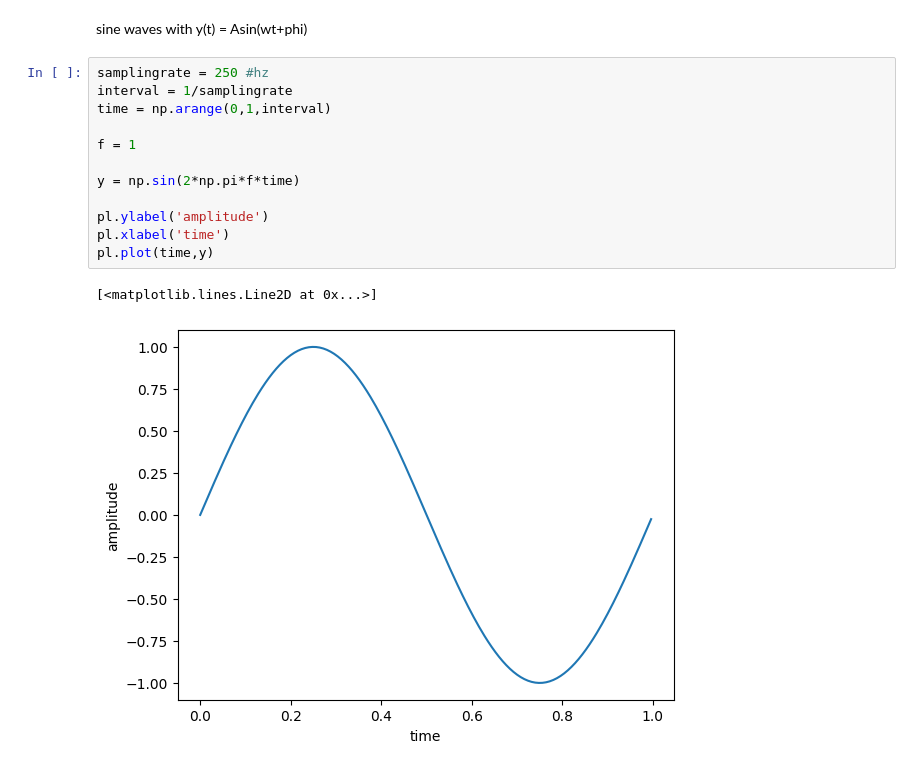
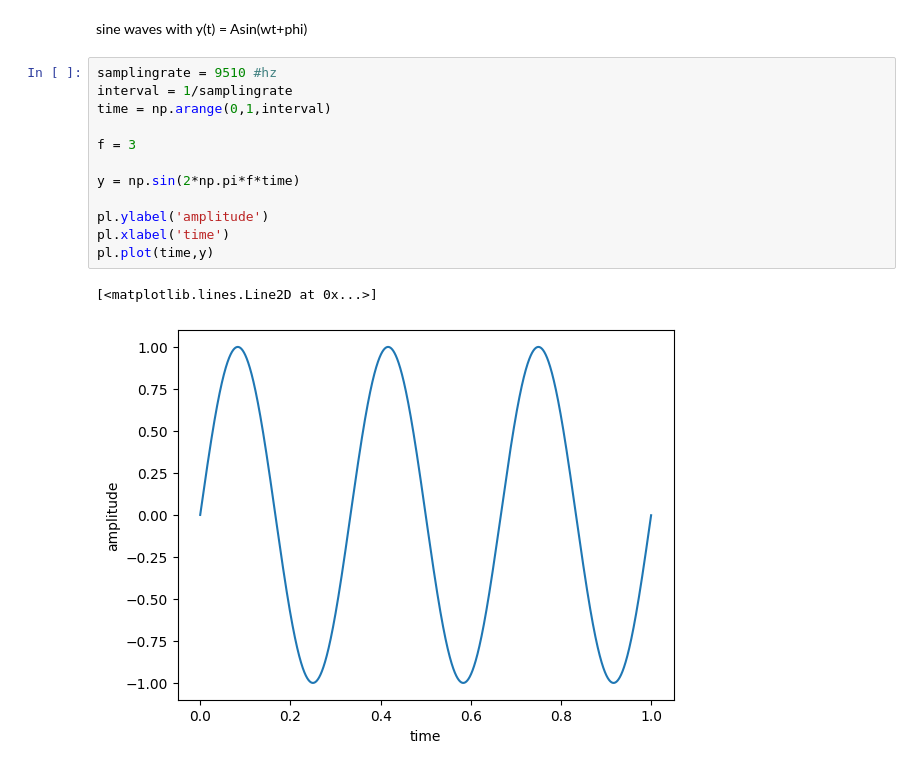
Before and after one commit to nagabonar27/Fast-Fourier-Transformation-using-Python-, a Jupyter notebook: _main.ipynb, the cells around one changed output. Cells and saved outputs as stored; diff of their text form.

```diff
--- a/_main.ipynb
+++ b/_main.ipynb
@@ -28,20 +28,20 @@ pl.plot(x,y)
 # %% [markdown]
 sine waves with y(t) = Asin(wt+phi)
 # %%
-samplingrate = 250 #hz
+samplingrate = 9510 #hz
 interval = 1/samplingrate
 time = np.arange(0,1,interval)
 
-f = 1
+f = 3
 
 y = np.sin(2*np.pi*f*time)
 
 pl.ylabel('amplitude')
 pl.xlabel('time')
 pl.plot(time,y)
 # %% [output]
 [<matplotlib.lines.Line2D at 0x...>]
-[figure, old version]
+[figure, new version]
 # %%
 yfft = fft(y) #calculate the fft of y
 N = len(yfft)
```
Also changed, not shown: parts of 2 cells of this notebook, 1 other file.
